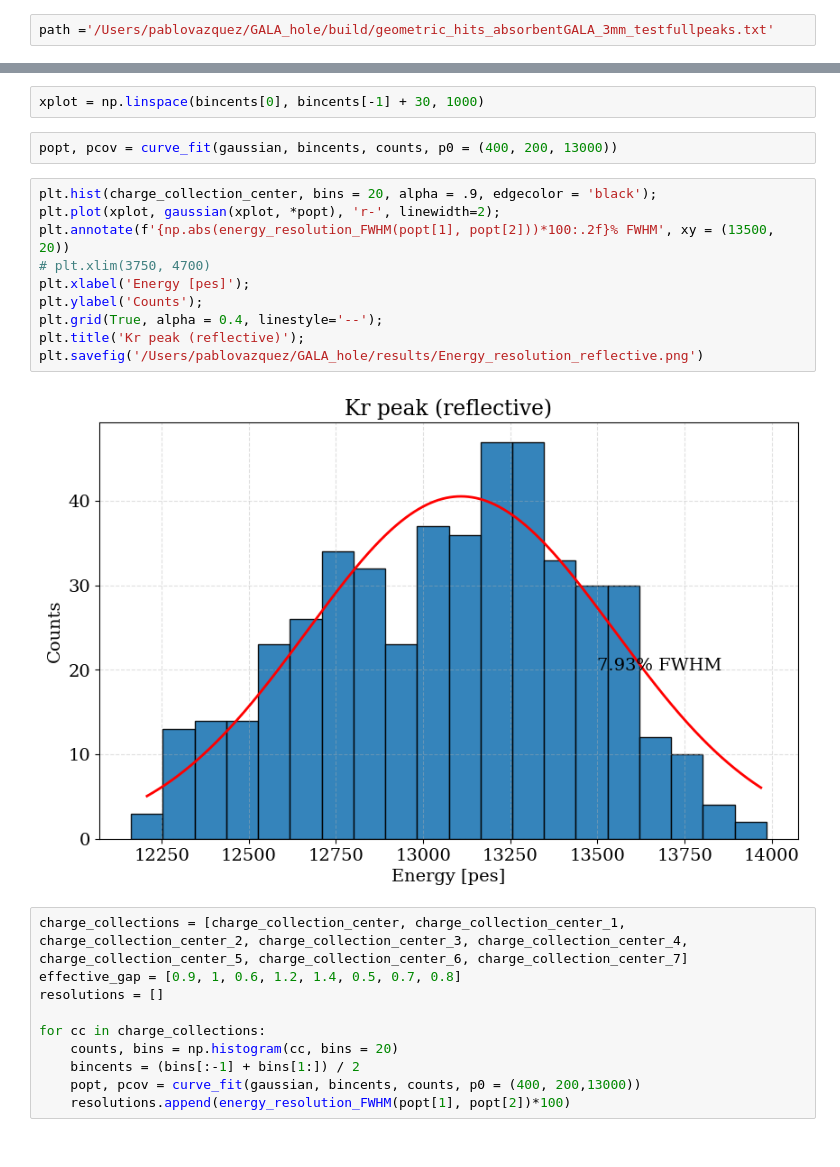
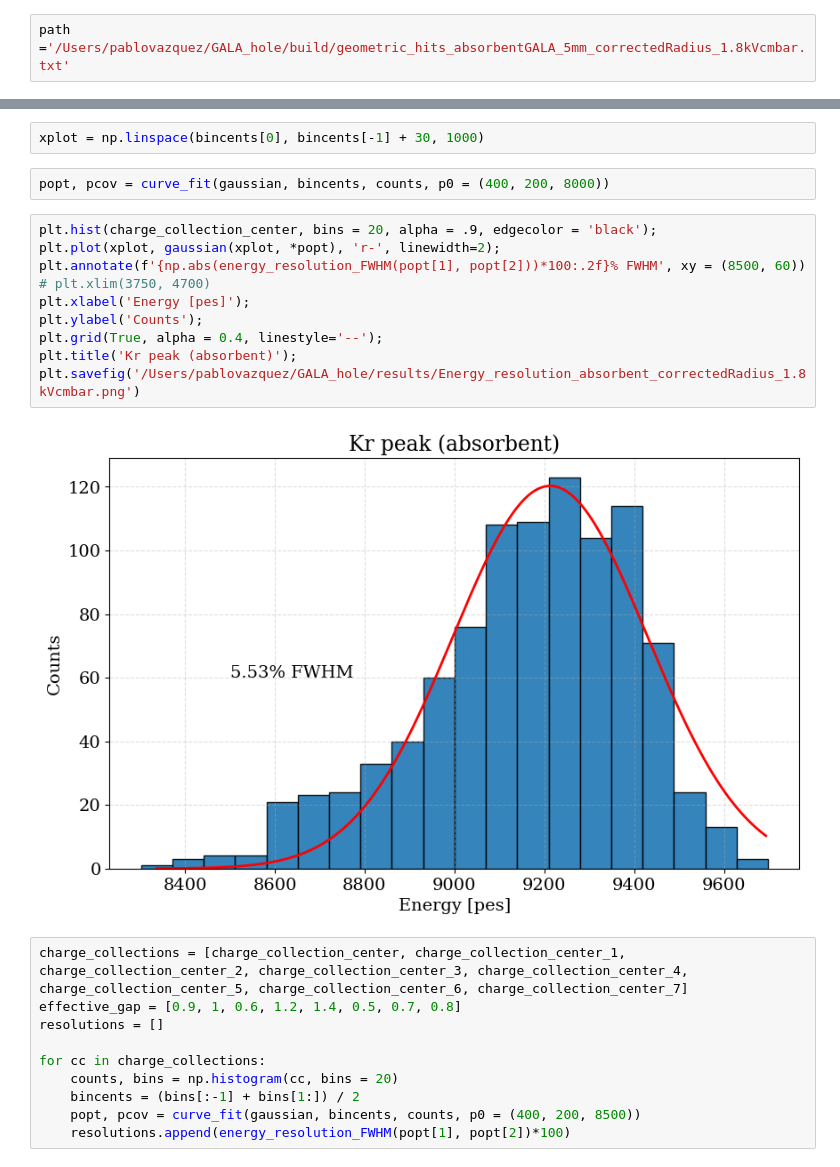
Before and after one commit to pablovzqz/GALA_hole, a Jupyter notebook: analysis/Offline_Electronics_Manual.ipynb, the cells around one changed output, grey strips where cells are left out. Drawn from its saved outputs; the diff is of its cells as text.

```diff
--- a/analysis/Offline_Electronics_Manual.ipynb
+++ b/analysis/Offline_Electronics_Manual.ipynb
@@ -33,7 +33,7 @@ def gaussian(x: float, A: float, sigma: float, mu: float) -> float:
 
 El documento es demasiado grande como para leerlo todo conjunto en memoria, de forma que se abre en secciones.
 # %%
-path ='/Users/pablovazquez/GALA_hole/build/geometric_hits_absorbentGALA_3mm_testfullpeaks.txt'
+path ='/Users/pablovazquez/GALA_hole/build/geometric_hits_absorbentGALA_5mm_correctedRadius_1.8kVcmbar.txt'
 # %%
 usecols = ['event_id', 'time_ns', 'vx_mm', 'vy_mm', 'vz_mm', 'nPhotons']
 
@@ -467,19 +467,19 @@ bincents = (bins[:-1] + bins[1:]) / 2
 # %%
 xplot = np.linspace(bincents[0], bincents[-1] + 30, 1000)
 # %%
-popt, pcov = curve_fit(gaussian, bincents, counts, p0 = (400, 200, 13000))
+popt, pcov = curve_fit(gaussian, bincents, counts, p0 = (400, 200, 8000))
 # %%
 plt.hist(charge_collection_center, bins = 20, alpha = .9, edgecolor = 'black');
 plt.plot(xplot, gaussian(xplot, *popt), 'r-', linewidth=2);
-plt.annotate(f'{np.abs(energy_resolution_FWHM(popt[1], popt[2]))*100:.2f}% FWHM', xy = (13500, 20))
+plt.annotate(f'{np.abs(energy_resolution_FWHM(popt[1], popt[2]))*100:.2f}% FWHM', xy = (8500, 60))
 # plt.xlim(3750, 4700)
 plt.xlabel('Energy [pes]');
 plt.ylabel('Counts');
 plt.grid(True, alpha = 0.4, linestyle='--');
-plt.title('Kr peak (reflective)');
-plt.savefig('/Users/pablovazquez/GALA_hole/results/Energy_resolution_reflective.png')
+plt.title('Kr peak (absorbent)');
+plt.savefig('/Users/pablovazquez/GALA_hole/results/Energy_resolution_absorbent_correctedRadius_1.8kVcmbar.png')
 # %% [output]
-[figure, old version]
+[figure, new version]
 # %%
 charge_collections = [charge_collection_center, charge_collection_center_1, charge_collection_center_2, charge_collection_center_3, charge_collection_center_4, charge_collection_center_5, charge_collection_center_6, charge_collection_center_7]
 effective_gap = [0.9, 1, 0.6, 1.2, 1.4, 0.5, 0.7, 0.8]
@@ -488,7 +488,7 @@ resolutions = []
 for cc in charge_collections:
     counts, bins = np.histogram(cc, bins = 20)
     bincents = (bins[:-1] + bins[1:]) / 2
-    popt, pcov = curve_fit(gaussian, bincents, counts, p0 = (400, 200,13000))
+    popt, pcov = curve_fit(gaussian, bincents, counts, p0 = (400, 200, 8500))
     resolutions.append(energy_resolution_FWHM(popt[1], popt[2])*100)
 # %%
 plt.plot(effective_gap, np.abs(resolutions), 'ko')
```
Also changed, not shown: parts of 15 cells of this notebook, 11 other files.
